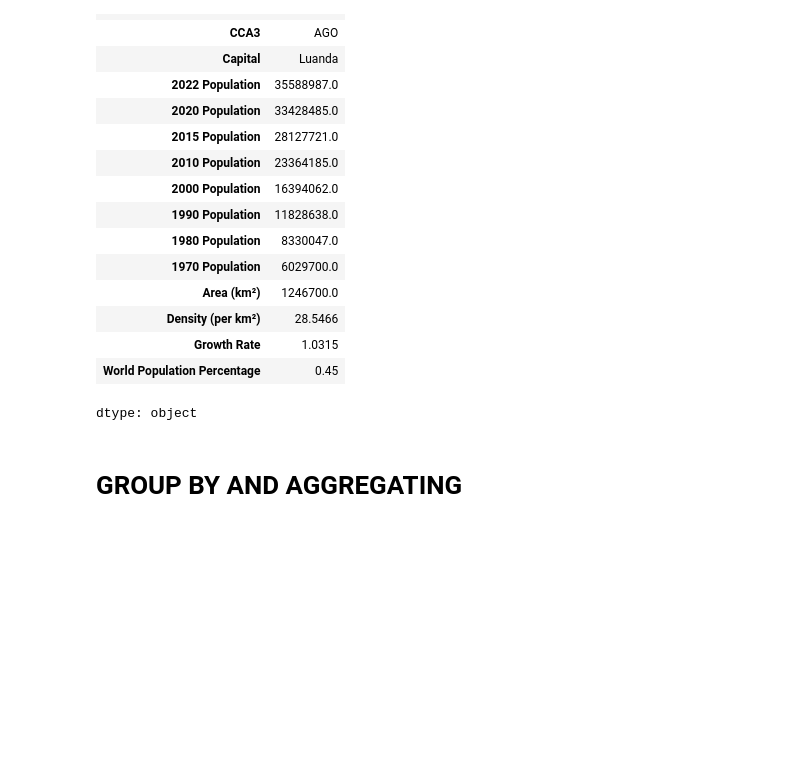
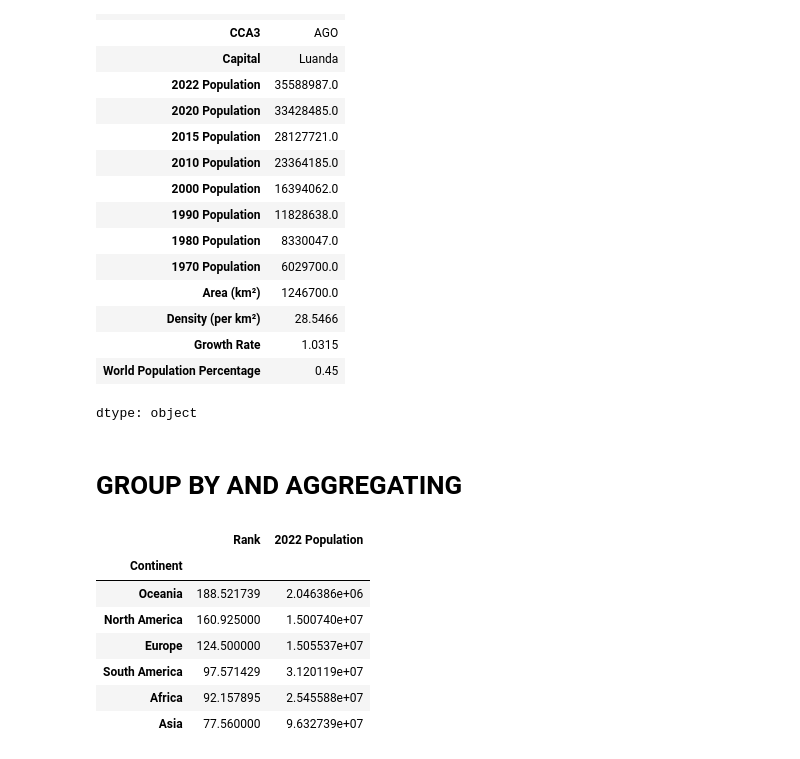
Before and after one commit to vs-06/Project_C-Refocus, a Jupyter notebook: fcc_MAGIC.ipynb, the cells around one changed output. Cells and saved outputs as stored; diff of their text form; code cells hidden in the pictures; blank space fills up the shorter version.

```diff
--- a/fcc_MAGIC.ipynb
+++ b/fcc_MAGIC.ipynb
@@ -298,3 +298,18 @@ df3.loc['Africa', 'Angola'] # Searching through multi level indexing
 dtype: object
 # %% [markdown]
 # GROUP BY AND AGGREGATING
+# %%
+df4 = pd.read_csv('world_population.csv')
+df_continent_grp = df4.groupby('Continent')
+df_continent_grp.mean(numeric_only=True).sort_values(by = 'Rank', ascending=False).filter(items=['Continent', 'Rank', '2022 Population'])
+
+# Usually the str columns are ignored when you're grouping and aggregating, but if error persists, try using " numeric_only = True".
+# %% [output]
+|  | Rank | 2022 Population |
+| Continent |  |  |
+| Oceania | 188.521739 | 2.046386e+06 |
+| North America | 160.925000 | 1.500740e+07 |
+| Europe | 124.500000 | 1.505537e+07 |
+| South America | 97.571429 | 3.120119e+07 |
+| Africa | 92.157895 | 2.545588e+07 |
+| Asia | 77.560000 | 9.632739e+07 |
```
Also changed, not shown: parts of 6 cells of this notebook.
